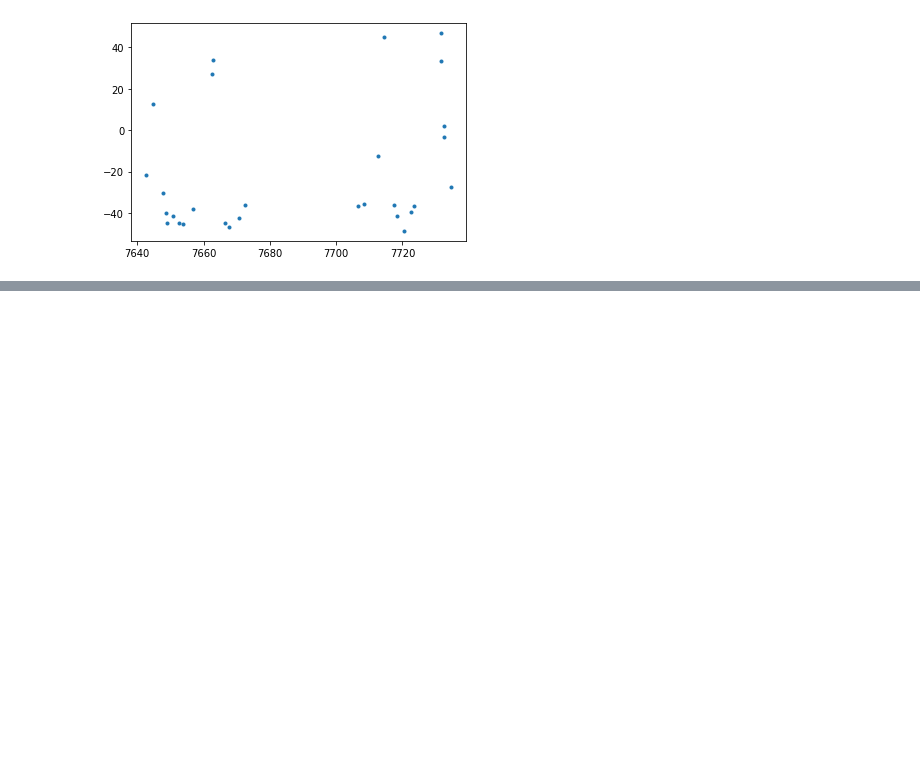
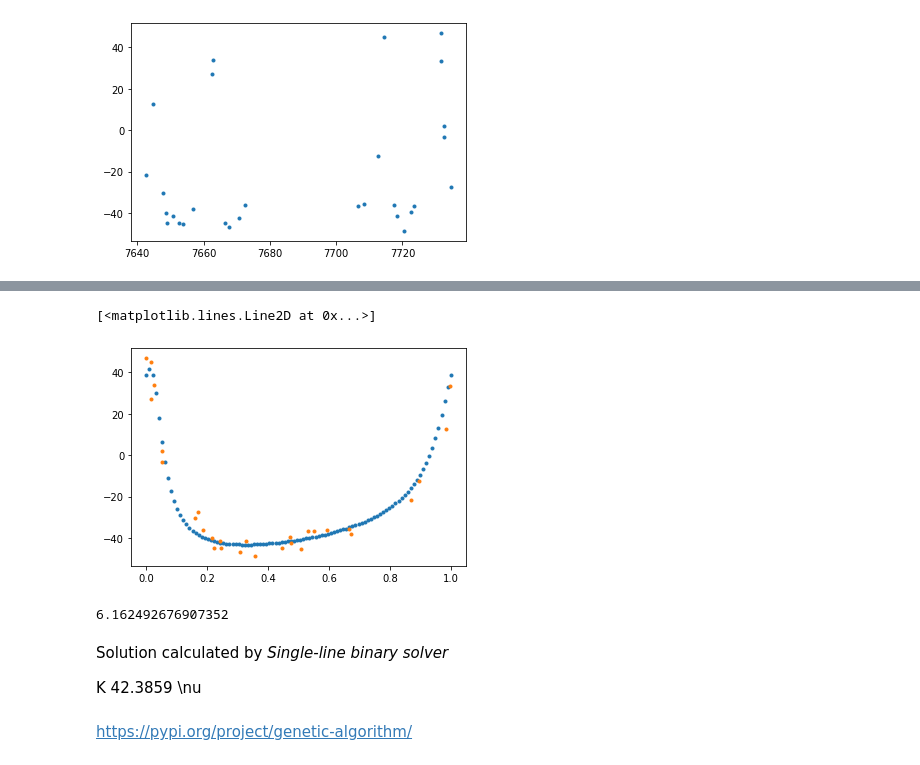
Before and after one commit to astroviki/NumericalMethods, a Jupyter notebook: GAKepler.ipynb, the cells around one changed output, grey strips where cells are left out. Drawn from its saved outputs; the diff is of its cells as text; code cells hidden in the pictures; blank space fills up the shorter version.

```diff
--- a/GAKepler.ipynb
+++ b/GAKepler.ipynb
@@ -74,0 +121,60 @@ plt.plot(sort_phases,sort_vrad,'.')
+# %%
+# Cesco Aquilae
+K = 42.3859
+gamma = -26.5092
+e = 0.65121
+omega = 21.017*np.pi/180
+T = 17.18
+
+def Kepler(t):
+  # Time in phase
+  tau = 0.02
+  T = 1.0
+  E = np.zeros(np.size(t))
+
+  for i,time in enumerate(np.nditer(t)):
+    error =10.0
+    while (error > 0.000001):
+      buffer = E[i]
+      E[i] = 2*np.pi/T*(time-tau)+e*np.sin(E[i])
+      error = np.abs(E[i] - buffer)
+
+  return E
+
+def true_anomaly(E):
+  return np.arctan(np.sqrt((1+e)/(1-e))*np.tan(E/2))*2
+
+def radial_velocity(time):
+  E = Kepler(time)
+  nu = true_anomaly(E)
+  return K*(np.cos(nu+omega)+e*np.cos(omega))+gamma
+
+time = np.linspace(0,1.0,100)
+#E = Kepler(time)
+#nu = true_anomaly(E)
+vrad = radial_velocity(time)
+
+plt.plot(days,vrad,'.')
+#plt.plot(sort_x,sort_y,'.')
+plt.plot(sort_phases,sort_vrad,'.')
+# %% [output]
+[<matplotlib.lines.Line2D at 0x...>]
+[figure, added]
+# %%
+def residuum(vrad_syntetic,vrad):
+  N = np.size(vrad)
+  return np.sqrt(np.sum(np.square(vrad-vrad_syntetic))/(N-1))
+
+E = Kepler(sort_phases)
+nu = true_anomaly(E)
+vrad_syntetic = radial_velocity(nu)
+vrad = sort_vrad
+
+print(residuum(vrad_syntetic,vrad))
+# %% [output]
+6.162492676907352
+# %% [markdown]
+Solution calculated by *Single-line binary solver*
+
+K      42.3859
+\nu
@@ -74,0 +197,2 @@ plt.plot(sort_phases,sort_vrad,'.')
+# %% [markdown]
+https://pypi.org/project/genetic-algorithm/
```
Also changed, not shown: parts of 11 cells of this notebook.
